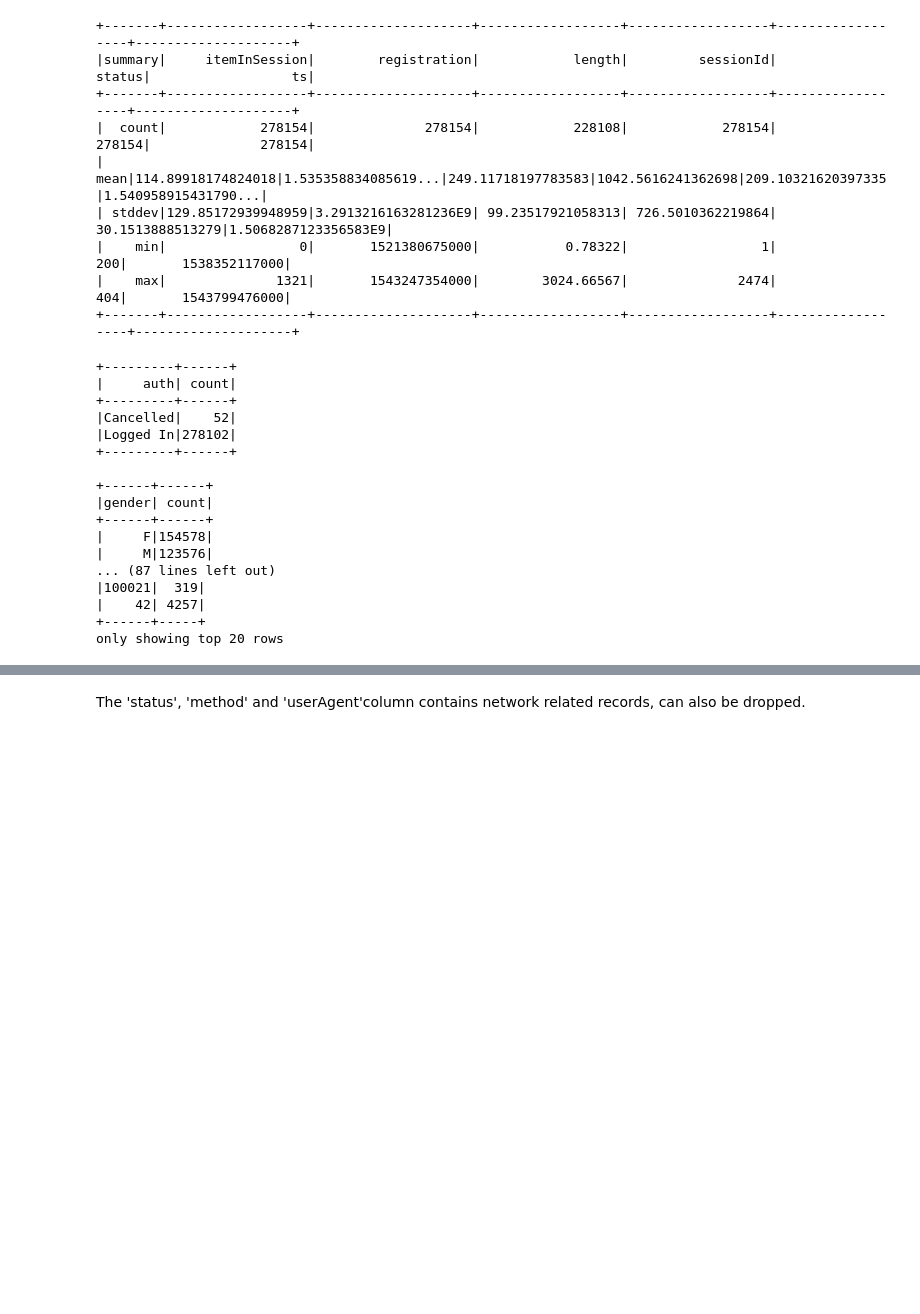
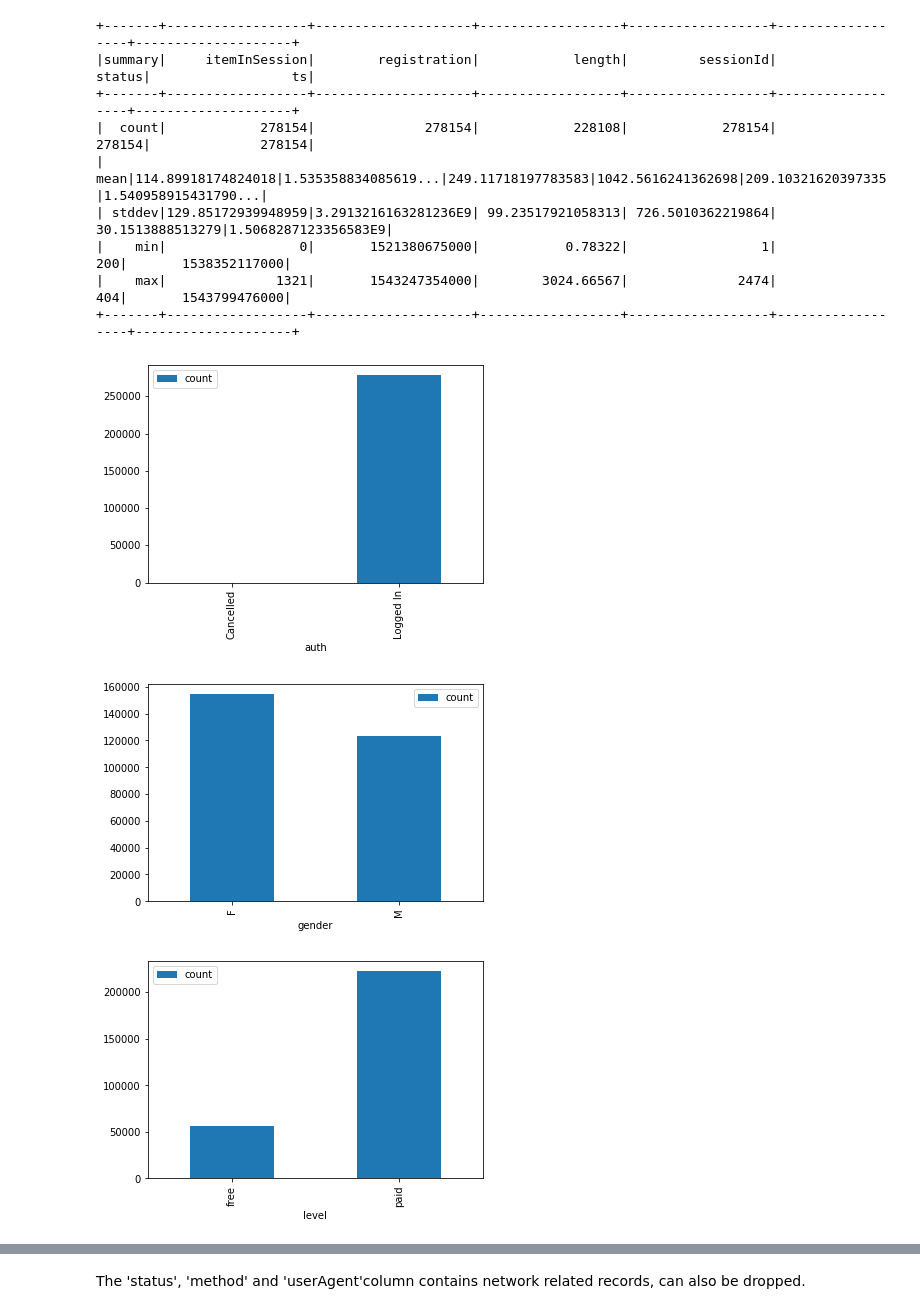
Before and after one commit to gj0706/customer_churn_prediction, a Jupyter notebook: Sparkify.ipynb, the cells around one changed output, grey strips where cells are left out. Cells and saved outputs as stored; diff of their text form; code cells hidden in the pictures; blank space fills up the shorter version.

```diff
--- a/Sparkify.ipynb
+++ b/Sparkify.ipynb
@@ -165,5 +169,3 @@ The three song related columns exclusively relate with 'NextSong' in page column
-# %%
-df_drop = df_dropId.drop('artist', 'song')
 # %% [markdown]
 Now, with missing user ids removed, let's see how many users in total are registered.
 # %%
@@ -177,2 +179,2 @@ Since user ids are unique values to idendify users, we don't need extra 'firstNa
 # %%
-df_drop = df_drop.drop('firstName','lastName', 'location')
+df_drop = df_drop.drop('firstName','lastName')
@@ -204,25 +193,12 @@ df_drop.select('itemInSession','registration','length','sessionId', 'status','ts
 +-------+------------------+--------------------+------------------+------------------+------------------+--------------------+
 # %%
 # Take a look at categorical columns
-# and count occurences in each category in each column
-cat_cols = ['auth', 'gender', 'level', 'method', 'page', 'userAgent', 'userId']
+# count and plot occurences in each category in each column
+cat_cols = ['auth', 'gender', 'level', 'page']
 for c in cat_cols:
-    grouped = df_drop.groupby(c).count().show()
+    grouped = df_drop.groupby(c).count().toPandas()
+    grouped.plot.bar(x=c)
 # %% [output]
-+---------+------+
-|     auth| count|
-+---------+------+
-|Cancelled|    52|
-|Logged In|278102|
-+---------+------+
-
-+------+------+
-|gender| count|
-+------+------+
-|     F|154578|
-|     M|123576|
-... (87 lines left out)
-|100021|  319|
-|    42| 4257|
-+------+-----+
-only showing top 20 rows
+[figure, added]
+[figure, added]
+[figure, added]
```
Also changed, not shown: parts of 73 cells of this notebook.
